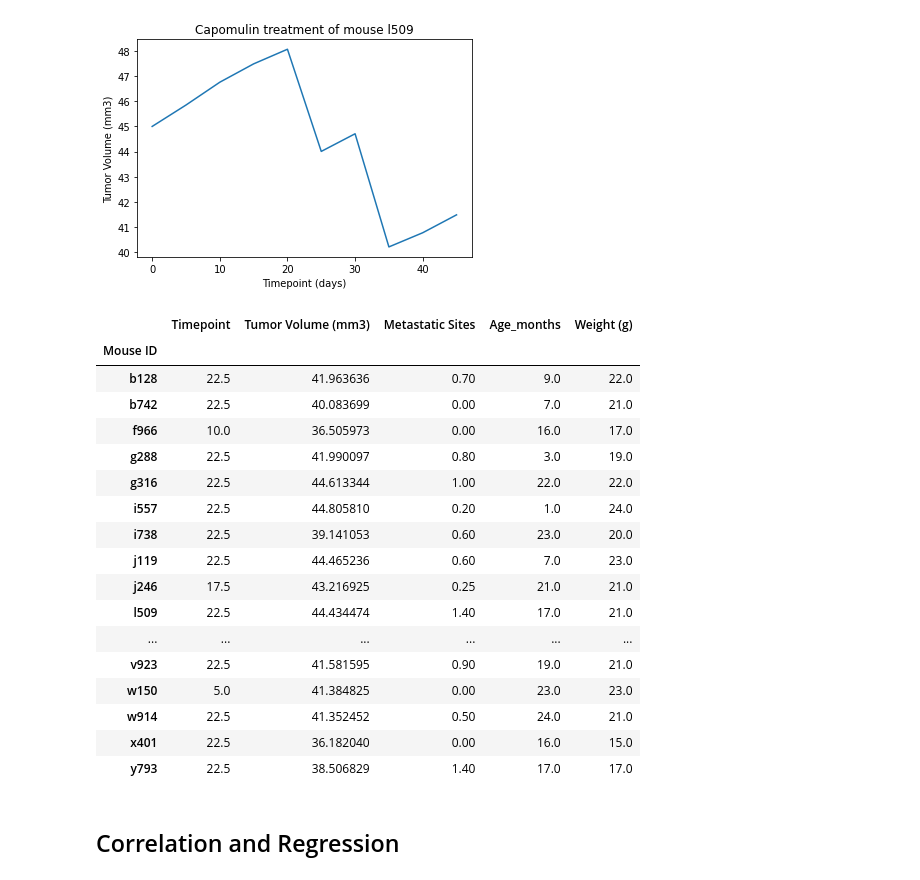
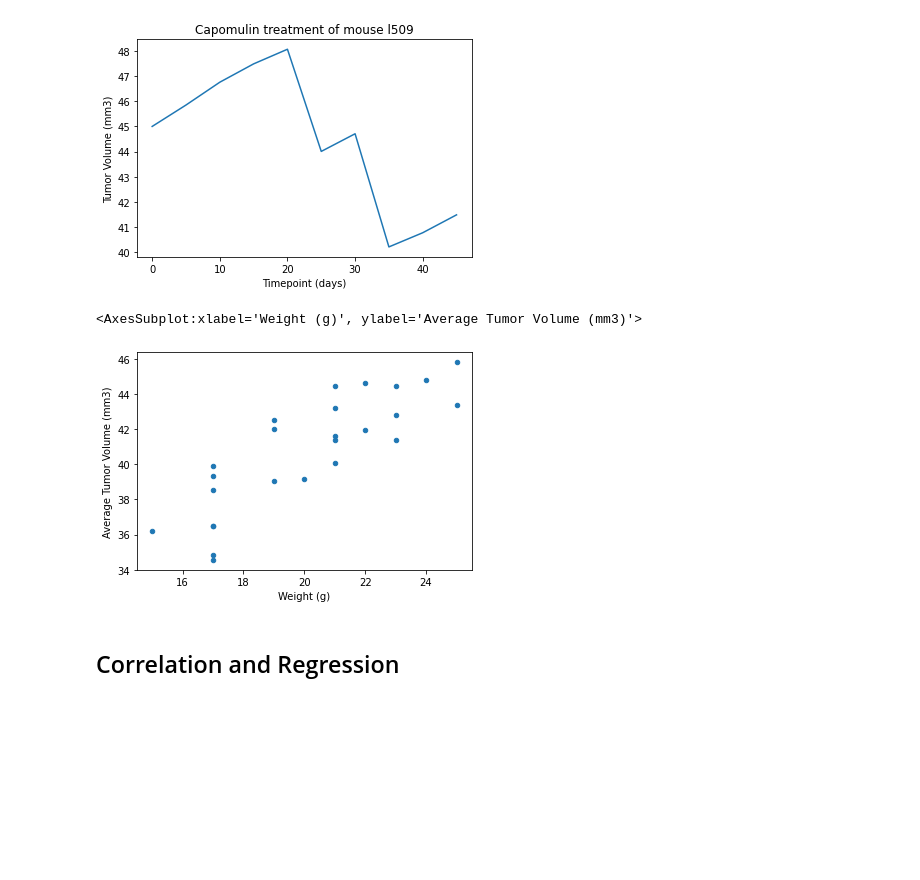
Before and after one commit to Jagjeet/matplotlib-challenge, a Jupyter notebook: pymaceuticals_analysis.ipynb, the cells around one changed output. Saved outputs shown, nothing was run; the diff lists cells and outputs as text; code cells hidden in the pictures; blank space fills up the shorter version.

```diff
--- a/pymaceuticals_analysis.ipynb
+++ b/pymaceuticals_analysis.ipynb
@@ -261,39 +316,19 @@ mouse_df.plot('Timepoint',
 # %%
 # Generate a scatter plot of average tumor volume vs. mouse weight for the Capomulin regimen
 clean_df.head()
 capomulin_df = clean_df.loc[clean_df['Drug Regimen'] == 'Capomulin']
 capomulin_df = capomulin_df.groupby('Mouse ID').mean()
-capomulin_df = capomulin_df.rename({'Tumor Volume (mm3)':'Average Tumor Volume (mm3)'})
-# group_df = capomulin_df.groupby('Weight (g)').()
-# group_df
-# mouse_df = mouse_df[['Timepoint', 'Tumor Volume (mm3)']]
+capomulin_df = capomulin_df.rename(columns={'Tumor Volume (mm3)':'Average Tumor Volume (mm3)'})
 # capomulin_df
-capomulin_df
-# capomulin_df.plot('Weight (g)',
-#                   'Average Tumor Volume (mm3)',
-#                   kind='scatter',
-#                   legend= False,
-#                   xlabel='Weight',
-#                   ylabel='Average Tumor Volume (mm3)')
+capomulin_df.plot('Weight (g)',
+                  'Average Tumor Volume (mm3)',
+                  kind='scatter',
+                  legend= False,
+                  xlabel='Weight',
+                  ylabel='Average Tumor Volume (mm3)')
 # %% [output]
-|  | Timepoint | Tumor Volume (mm3) | Metastatic Sites | Age_months | Weight (g) |
-| Mouse ID |  |  |  |  |  |
-| b128 | 22.5 | 41.963636 | 0.70 | 9.0 | 22.0 |
-| b742 | 22.5 | 40.083699 | 0.00 | 7.0 | 21.0 |
-| f966 | 10.0 | 36.505973 | 0.00 | 16.0 | 17.0 |
-| g288 | 22.5 | 41.990097 | 0.80 | 3.0 | 19.0 |
-| g316 | 22.5 | 44.613344 | 1.00 | 22.0 | 22.0 |
-| i557 | 22.5 | 44.805810 | 0.20 | 1.0 | 24.0 |
-| i738 | 22.5 | 39.141053 | 0.60 | 23.0 | 20.0 |
-| j119 | 22.5 | 44.465236 | 0.60 | 7.0 | 23.0 |
-| j246 | 17.5 | 43.216925 | 0.25 | 21.0 | 21.0 |
-| l509 | 22.5 | 44.434474 | 1.40 | 17.0 | 21.0 |
-| ... | ... | ... | ... | ... | ... |
-| v923 | 22.5 | 41.581595 | 0.90 | 19.0 | 21.0 |
-| w150 | 5.0 | 41.384825 | 0.00 | 23.0 | 23.0 |
-| w914 | 22.5 | 41.352452 | 0.50 | 24.0 | 21.0 |
-| x401 | 22.5 | 36.182040 | 0.00 | 16.0 | 15.0 |
-| y793 | 22.5 | 38.506829 | 1.40 | 17.0 | 17.0 |
+<AxesSubplot:xlabel='Weight (g)', ylabel='Average Tumor Volume (mm3)'>
+[figure, added]
 # %% [markdown]
 ## Correlation and Regression
 # %%
```
Also changed, not shown: parts of 4 cells of this notebook.
